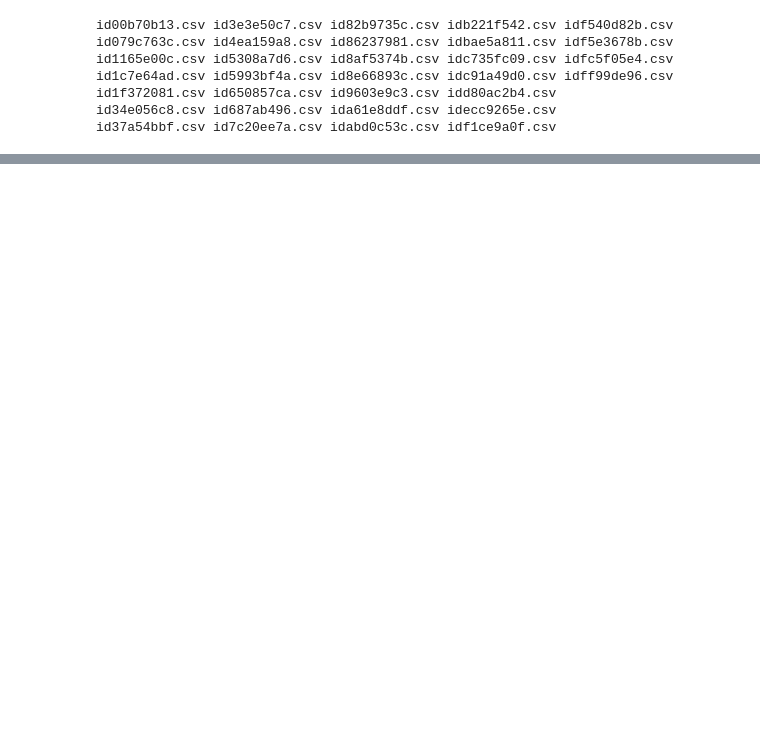
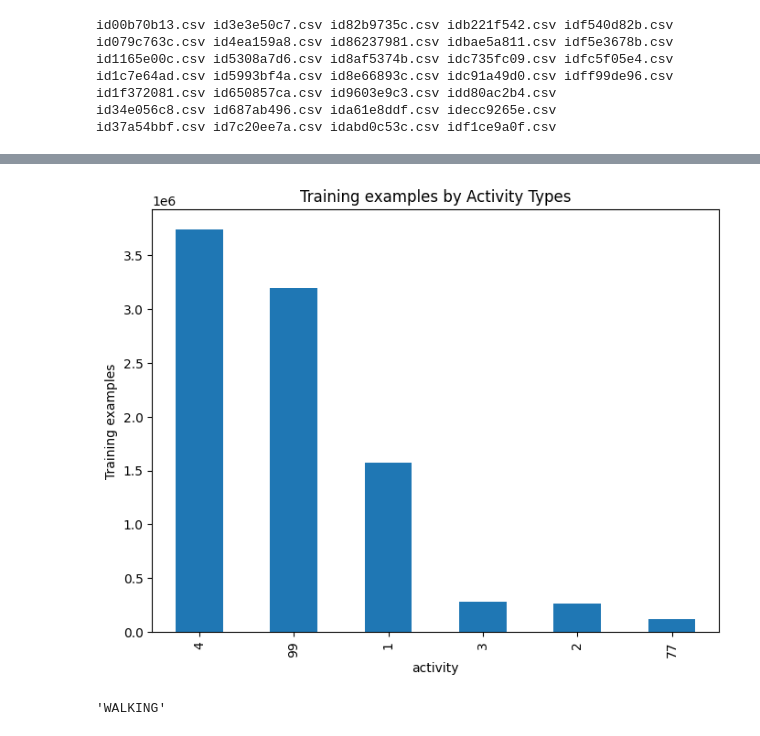
Before and after one commit to yalda-amirsoleymani/har-dataset-processing, a Jupyter notebook: data_preprocessing.ipynb, the cells around one changed output, grey strips where cells are left out. Cells and saved outputs as stored; diff of their text form; code cells hidden in the pictures; blank space fills up the shorter version.

```diff
--- a/data_preprocessing.ipynb
+++ b/data_preprocessing.ipynb
@@ -34,3 +38,6 @@ id1c7e64ad.csv id5993bf4a.csv id8e66893c.csv idc91a49d0.csv idff99de96.csv
 id1f372081.csv id650857ca.csv id9603e9c3.csv idd80ac2b4.csv
 id34e056c8.csv id687ab496.csv ida61e8ddf.csv idecc9265e.csv
 id37a54bbf.csv id7c20ee7a.csv idabd0c53c.csv idf1ce9a0f.csv
+# %%
+plt.rcParams['figure.figsize'] = [8, 6]
+plt.rcParams['figure.dpi'] = 100 # 200 e.g. is really fine, but slower
@@ -36,0 +49,5 @@ id37a54bbf.csv id7c20ee7a.csv idabd0c53c.csv idf1ce9a0f.csv
+# %%
+dset = Dataset("./dataset/labeled-raw-accelerometry-data-captured-during-walking-stair-climbing-and-driving-1.0.0/raw_accelerometry_data")
+dset._df
+sample_df=pd.read_csv('dataset/labeled-raw-accelerometry-data-captured-during-walking-stair-climbing-and-driving-1.0.0/raw_accelerometry_data/id00b70b13.csv')
+sample_df
@@ -36,0 +68,13 @@ id37a54bbf.csv id7c20ee7a.csv idabd0c53c.csv idf1ce9a0f.csv
+# %%
+plt.xlabel('Activity Type')
+plt.ylabel('Training examples')
+dset._df['activity'].value_counts().plot(kind='bar',
+                                  title='Training examples by Activity Types')
+plt.show()
+# %% [output]
+[figure, added]
+# %%
+activity_name = ActivityType(1).name
+activity_name
+# %% [output]
+'WALKING'
```
Also changed, not shown: parts of 32 cells of this notebook.
